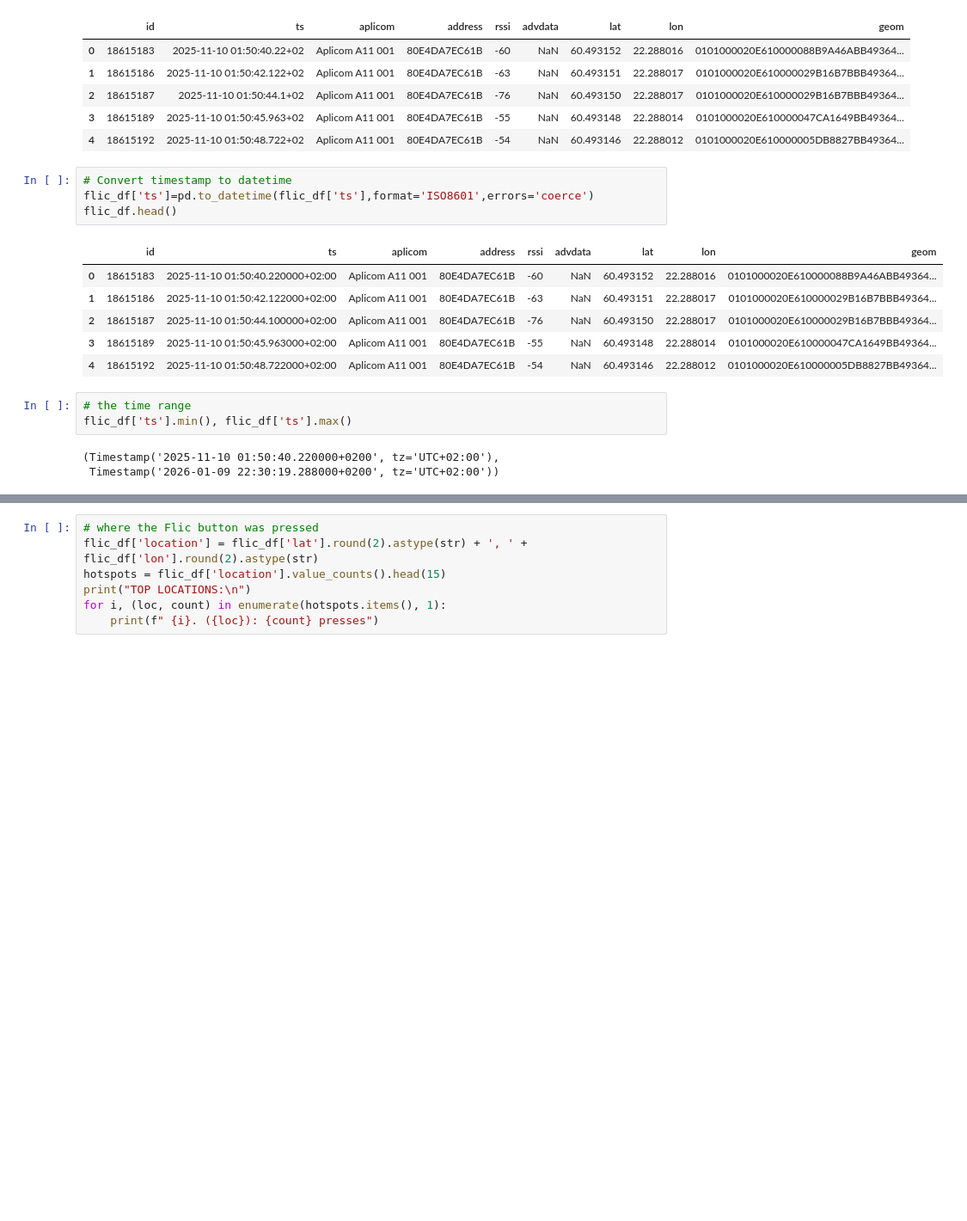
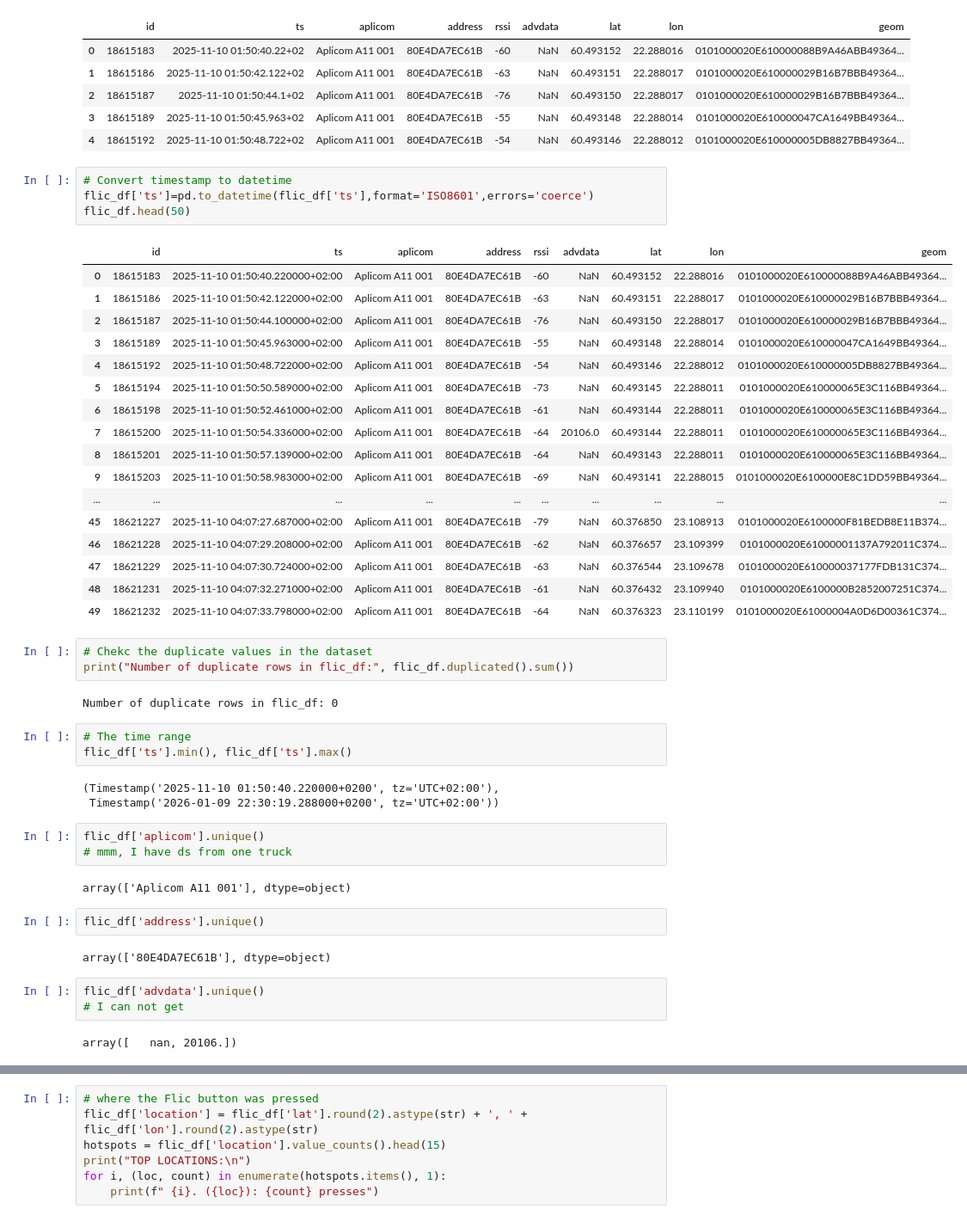
Before and after one commit to Mortti11/Hazard_Situation_Analysis_and_Prediction, a Jupyter notebook: analyzing.ipynb, the cells around one changed output, grey strips where cells are left out. Shown at 86% size. Cells and saved outputs as stored; diff of their text form; blank space fills up the shorter version.

```diff
--- a/analyzing.ipynb
+++ b/analyzing.ipynb
@@ -111,17 +125,47 @@ flic_df.head()
 # %%
 # Convert timestamp to datetime
 flic_df['ts']=pd.to_datetime(flic_df['ts'],format='ISO8601',errors='coerce')
-flic_df.head()
+flic_df.head(50)
 # %% [output]
 |  | id | ts | aplicom | address | rssi | advdata | lat | lon | geom |
 | 0 | 18615183 | 2025-11-10 01:50:40.220000+02:00 | Aplicom A11 001 | 80E4DA7EC61B | -60 | NaN | 60.493152 | 22.288016 | 0101000020E610000088B9A46ABB49364... |
 | 1 | 18615186 | 2025-11-10 01:50:42.122000+02:00 | Aplicom A11 001 | 80E4DA7EC61B | -63 | NaN | 60.493151 | 22.288017 | 0101000020E610000029B16B7BBB49364... |
 | 2 | 18615187 | 2025-11-10 01:50:44.100000+02:00 | Aplicom A11 001 | 80E4DA7EC61B | -76 | NaN | 60.493150 | 22.288017 | 0101000020E610000029B16B7BBB49364... |
 | 3 | 18615189 | 2025-11-10 01:50:45.963000+02:00 | Aplicom A11 001 | 80E4DA7EC61B | -55 | NaN | 60.493148 | 22.288014 | 0101000020E610000047CA1649BB49364... |
 | 4 | 18615192 | 2025-11-10 01:50:48.722000+02:00 | Aplicom A11 001 | 80E4DA7EC61B | -54 | NaN | 60.493146 | 22.288012 | 0101000020E610000005DB8827BB49364... |
+| 5 | 18615194 | 2025-11-10 01:50:50.589000+02:00 | Aplicom A11 001 | 80E4DA7EC61B | -73 | NaN | 60.493145 | 22.288011 | 0101000020E610000065E3C116BB49364... |
+| 6 | 18615198 | 2025-11-10 01:50:52.461000+02:00 | Aplicom A11 001 | 80E4DA7EC61B | -61 | NaN | 60.493144 | 22.288011 | 0101000020E610000065E3C116BB49364... |
+| 7 | 18615200 | 2025-11-10 01:50:54.336000+02:00 | Aplicom A11 001 | 80E4DA7EC61B | -64 | 20106.0 | 60.493144 | 22.288011 | 0101000020E610000065E3C116BB49364... |
+| 8 | 18615201 | 2025-11-10 01:50:57.139000+02:00 | Aplicom A11 001 | 80E4DA7EC61B | -64 | NaN | 60.493143 | 22.288011 | 0101000020E610000065E3C116BB49364... |
+| 9 | 18615203 | 2025-11-10 01:50:58.983000+02:00 | Aplicom A11 001 | 80E4DA7EC61B | -69 | NaN | 60.493141 | 22.288015 | 0101000020E6100000E8C1DD59BB49364... |
+| ... | ... | ... | ... | ... | ... | ... | ... | ... | ... |
+| 45 | 18621227 | 2025-11-10 04:07:27.687000+02:00 | Aplicom A11 001 | 80E4DA7EC61B | -79 | NaN | 60.376850 | 23.108913 | 0101000020E6100000F81BEDB8E11B374... |
+| 46 | 18621228 | 2025-11-10 04:07:29.208000+02:00 | Aplicom A11 001 | 80E4DA7EC61B | -62 | NaN | 60.376657 | 23.109399 | 0101000020E61000001137A792011C374... |
+| 47 | 18621229 | 2025-11-10 04:07:30.724000+02:00 | Aplicom A11 001 | 80E4DA7EC61B | -63 | NaN | 60.376544 | 23.109678 | 0101000020E610000037177FDB131C374... |
+| 48 | 18621231 | 2025-11-10 04:07:32.271000+02:00 | Aplicom A11 001 | 80E4DA7EC61B | -61 | NaN | 60.376432 | 23.109940 | 0101000020E6100000B2852007251C374... |
+| 49 | 18621232 | 2025-11-10 04:07:33.798000+02:00 | Aplicom A11 001 | 80E4DA7EC61B | -64 | NaN | 60.376323 | 23.110199 | 0101000020E61000004A0D6D00361C374... |
+# %%
+# Chekc the duplicate values in the dataset
+print("Number of duplicate rows in flic_df:", flic_df.duplicated().sum())
+# %% [output]
+Number of duplicate rows in flic_df: 0
 # %%
-# the time range
+# The time range
 flic_df['ts'].min(), flic_df['ts'].max()
 # %% [output]
 (Timestamp('2025-11-10 01:50:40.220000+0200', tz='UTC+02:00'),
  Timestamp('2026-01-09 22:30:19.288000+0200', tz='UTC+02:00'))
+# %%
+flic_df['aplicom'].unique()
+# mmm, I have ds from one truck
+# %% [output]
+array(['Aplicom A11 001'], dtype=object)
+# %%
+flic_df['address'].unique()
+# %% [output]
+array(['80E4DA7EC61B'], dtype=object)
+# %%
+flic_df['advdata'].unique()
+# I can not get
+# %% [output]
+array([   nan, 20106.])
```
Also changed, not shown: parts of 57 cells of this notebook, 1 other file.
